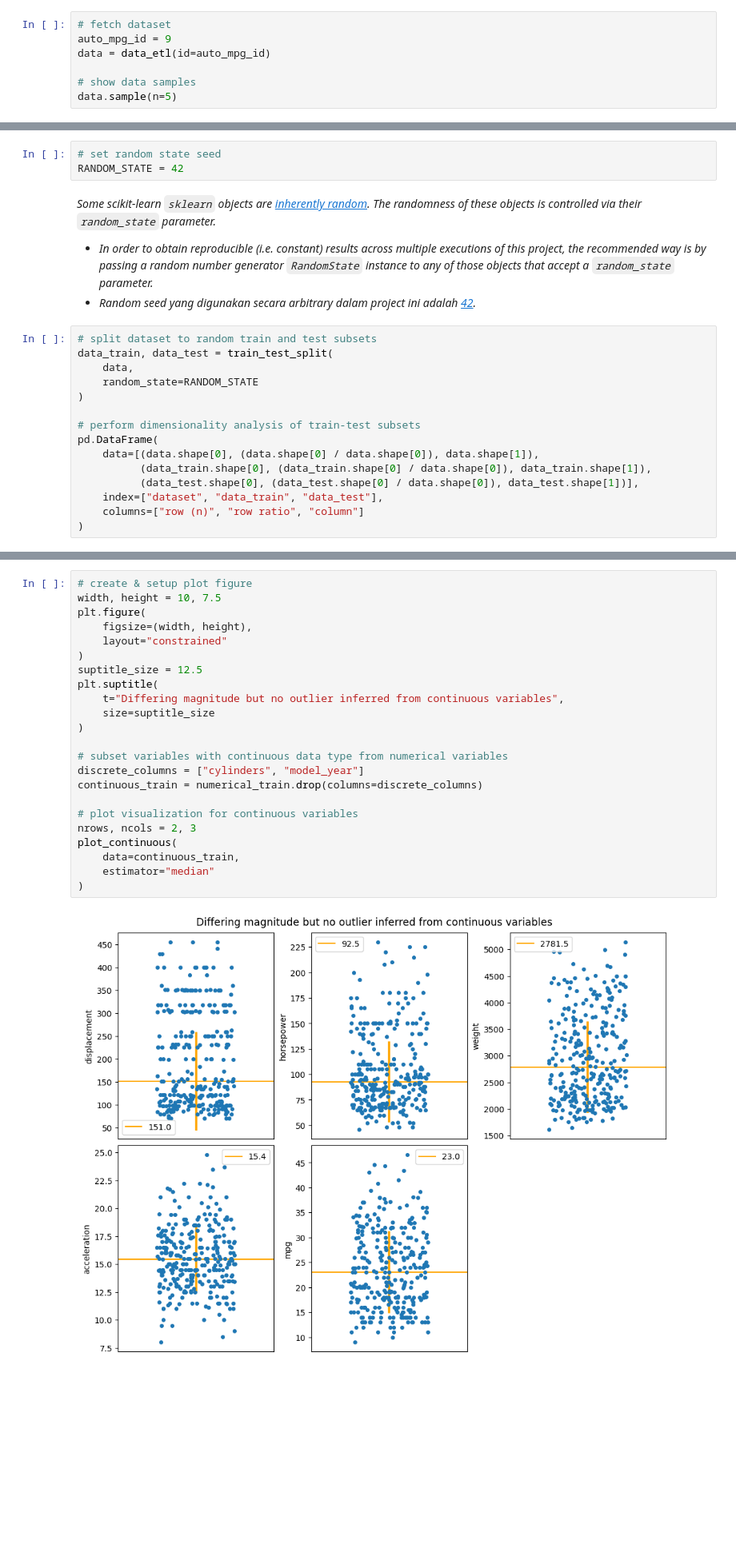
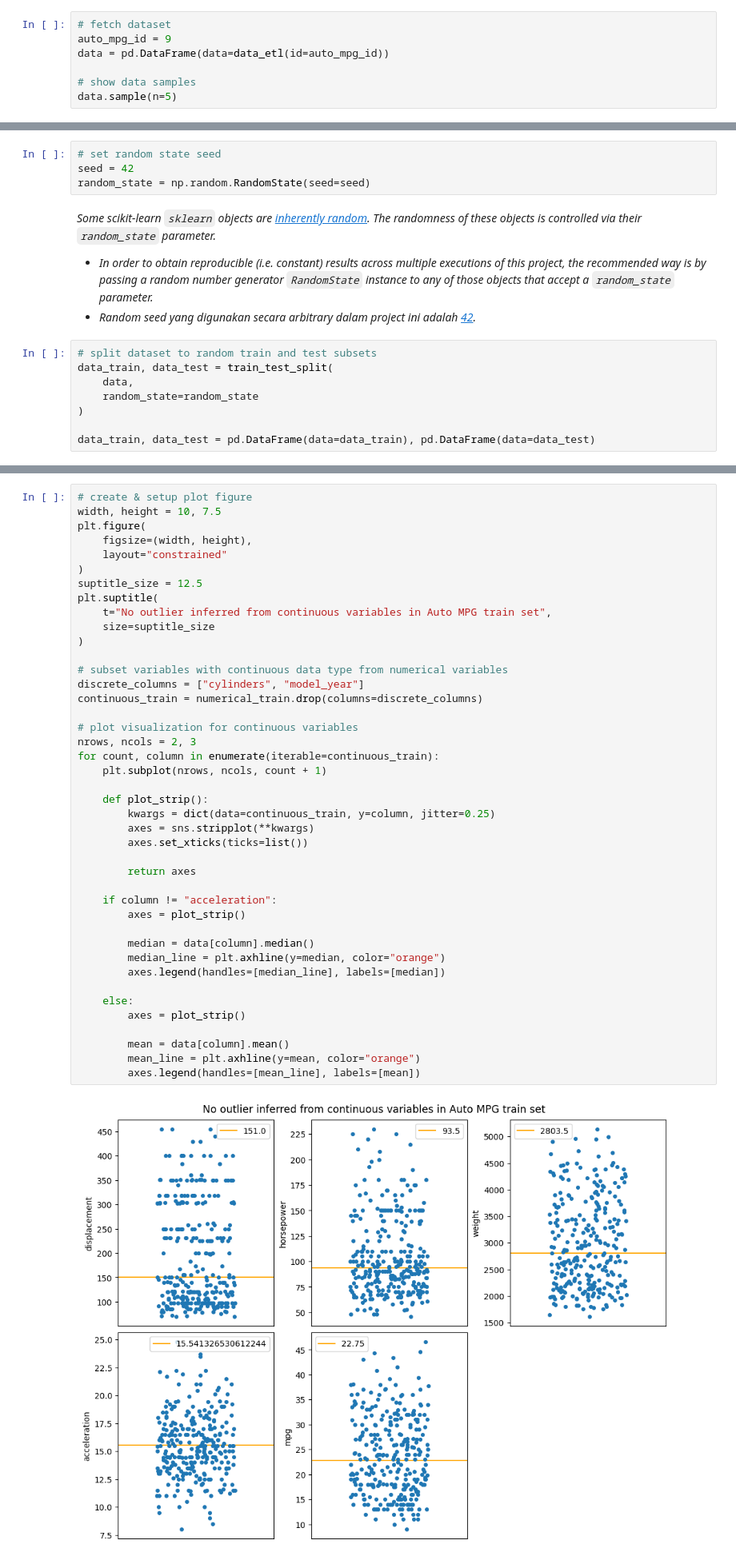
Before and after one commit to garudapaksi-yusuf/Auto_MPG_Prediction, a Jupyter notebook: notebook/notebook.ipynb, the cells around one changed output, grey strips where cells are left out. Shown at 80% size. Cells and saved outputs as stored; diff of their text form; blank space fills up the shorter version.

```diff
--- a/notebook/notebook.ipynb
+++ b/notebook/notebook.ipynb
@@ -123,7 +107,7 @@ def data_etl(id):
 # %%
 # fetch dataset
 auto_mpg_id = 9
-data = data_etl(id=auto_mpg_id)
+data = pd.DataFrame(data=data_etl(id=auto_mpg_id))
 
 # show data samples
 data.sample(n=5)
@@ -322,7 +319,8 @@ pd.DataFrame(data={
 ### Train-Test Split
 # %%
 # set random state seed
-RANDOM_STATE = 42
+seed = 42
+random_state = np.random.RandomState(seed=seed)
 # %% [markdown]
 *Some scikit-learn `sklearn` objects are [inherently random](https://scikit-learn.org/stable/common_pitfalls.html#controlling-randomness). The randomness of these objects is controlled via their `random_state` parameter.*
 * *In order to obtain reproducible (i.e. constant) results across multiple executions of this project, the recommended way is by passing a random number generator `RandomState` instance to any of those objects that accept a `random_state` parameter.*
@@ -331,14 +329,7 @@ RANDOM_STATE = 42
 # split dataset to random train and test subsets
 data_train, data_test = train_test_split(
     data,
-    random_state=RANDOM_STATE
+    random_state=random_state
 )
 
-# perform dimensionality analysis of train-test subsets
-pd.DataFrame(
-    data=[(data.shape[0], (data.shape[0] / data.shape[0]), data.shape[1]),
-          (data_train.shape[0], (data_train.shape[0] / data.shape[0]), data_train.shape[1]),
-          (data_test.shape[0], (data_test.shape[0] / data.shape[0]), data_test.shape[1])],
-    index=["dataset", "data_train", "data_test"],
-    columns=["row (n)", "row ratio", "column"]
-)
+data_train, data_test = pd.DataFrame(data=data_train), pd.DataFrame(data=data_test)
@@ -461,28 +461,47 @@ def plot_continuous(data, estimator: estimator, nrows=2, ncols=3, errorbar="sd",
 # %%
 # create & setup plot figure
 width, height = 10, 7.5
 plt.figure(
     figsize=(width, height),
     layout="constrained"
 )
 suptitle_size = 12.5
 plt.suptitle(
-    t="Differing magnitude but no outlier inferred from continuous variables",
+    t="No outlier inferred from continuous variables in Auto MPG train set",
     size=suptitle_size
 )
 
 # subset variables with continuous data type from numerical variables
 discrete_columns = ["cylinders", "model_year"]
 continuous_train = numerical_train.drop(columns=discrete_columns)
 
 # plot visualization for continuous variables
 nrows, ncols = 2, 3
-plot_continuous(
-    data=continuous_train,
-    estimator="median"
-)
+for count, column in enumerate(iterable=continuous_train):
+    plt.subplot(nrows, ncols, count + 1)
+
+    def plot_strip():
+        kwargs = dict(data=continuous_train, y=column, jitter=0.25)
+        axes = sns.stripplot(**kwargs)
+        axes.set_xticks(ticks=list())
+
+        return axes
+
+    if column != "acceleration":
+        axes = plot_strip()
+
+        median = data[column].median()
+        median_line = plt.axhline(y=median, color="orange")
+        axes.legend(handles=[median_line], labels=[median])
+
+    else:
+        axes = plot_strip()
+
+        mean = data[column].mean()
+        mean_line = plt.axhline(y=mean, color="orange")
+        axes.legend(handles=[mean_line], labels=[mean])
 # %% [output]
-[figure, old version]
+[figure, new version]
 # %% [markdown]
 [Strip plot](https://seaborn.pydata.org/tutorial/categorical.html#categorical-tutorial) digunakan untuk menunjukkan data points berdasarkan variabel numerik dalam Auto MPG dataset.
 * Karena jumlah observasi dalam dataset dalam rentang ratusan dan relatif banyak, maka `jitter` with a certain value diterapkan untuk memvisualkan data points tersebut secara non-overlapping semaksimal mungkin.
```
Also changed, not shown: parts of 113 cells of this notebook.
